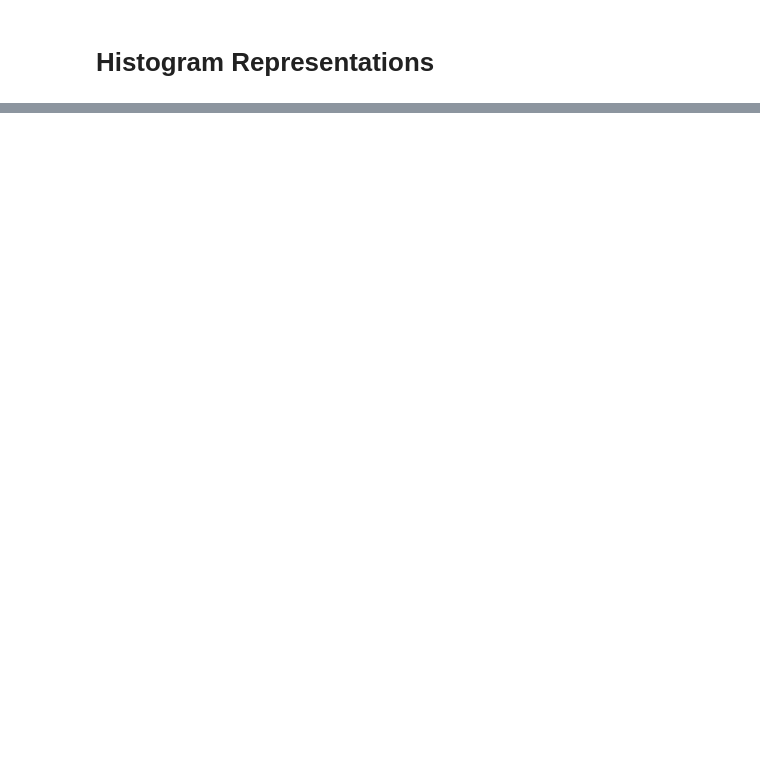
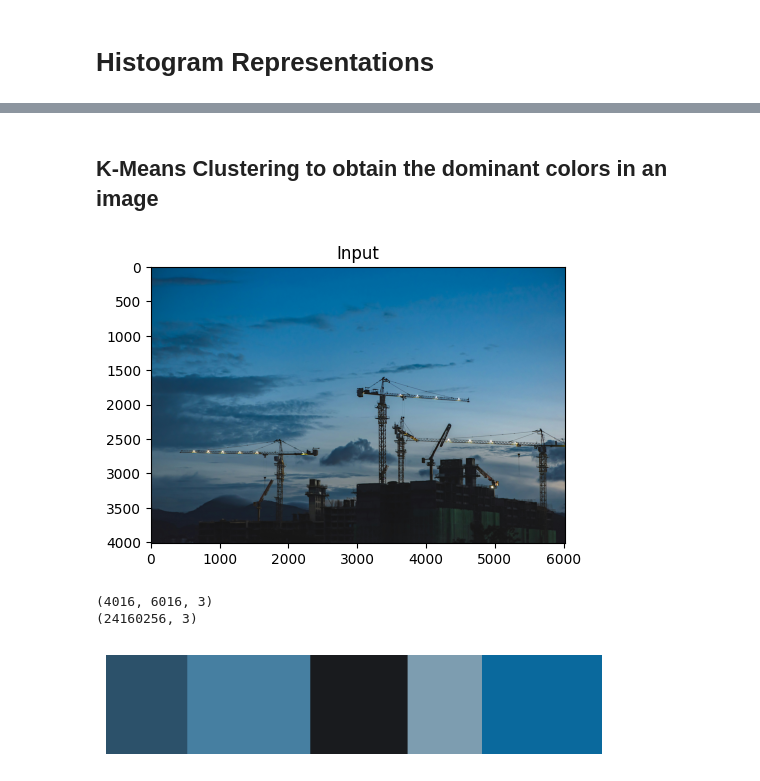
Before and after one commit to rohitsh02/classical_cv_projects, a Jupyter notebook: image_analysis_and_transformation/Histograms_and_K_Means_Clustering_for_Dominant_Colors.ipynb, the cells around one changed output, grey strips where cells are left out. Saved outputs shown, nothing was run; the diff lists cells and outputs as text; code cells hidden in the pictures; blank space fills up the shorter version.

```diff
--- a/image_analysis_and_transformation/Histograms_and_K_Means_Clustering_for_Dominant_Colors.ipynb
+++ b/image_analysis_and_transformation/Histograms_and_K_Means_Clustering_for_Dominant_Colors.ipynb
@@ -49,0 +98,2 @@ plt.show()
+# %% [markdown]
+## **K-Means Clustering to obtain the dominant colors in an image**
@@ -49,0 +128,29 @@ plt.show()
+# %%
+from sklearn.cluster import KMeans
+
+image = cv2.imread('unsplash2.jpg')
+imshow("Input", image)
+
+# We reshape our image into a list of RGB pixels
+image = cv2.cvtColor(image, cv2.COLOR_BGR2RGB)
+print(image.shape)
+image = image.reshape((image.shape[0] * image.shape[1], 3))
+print(image.shape)
+
+number_of_clusters = 5
+clt = KMeans(number_of_clusters)
+clt.fit(image)
+
+hist = centroidHistogram(clt)
+bar = plotColors(hist, clt.cluster_centers_)
+
+# show our color bart
+plt.figure()
+plt.axis("off")
+plt.imshow(bar)
+plt.show()
+# %% [output]
+[figure, added]
+(4016, 6016, 3)
+(24160256, 3)
+[figure, added]
```
Also changed, not shown: parts of 8 cells of this notebook.
